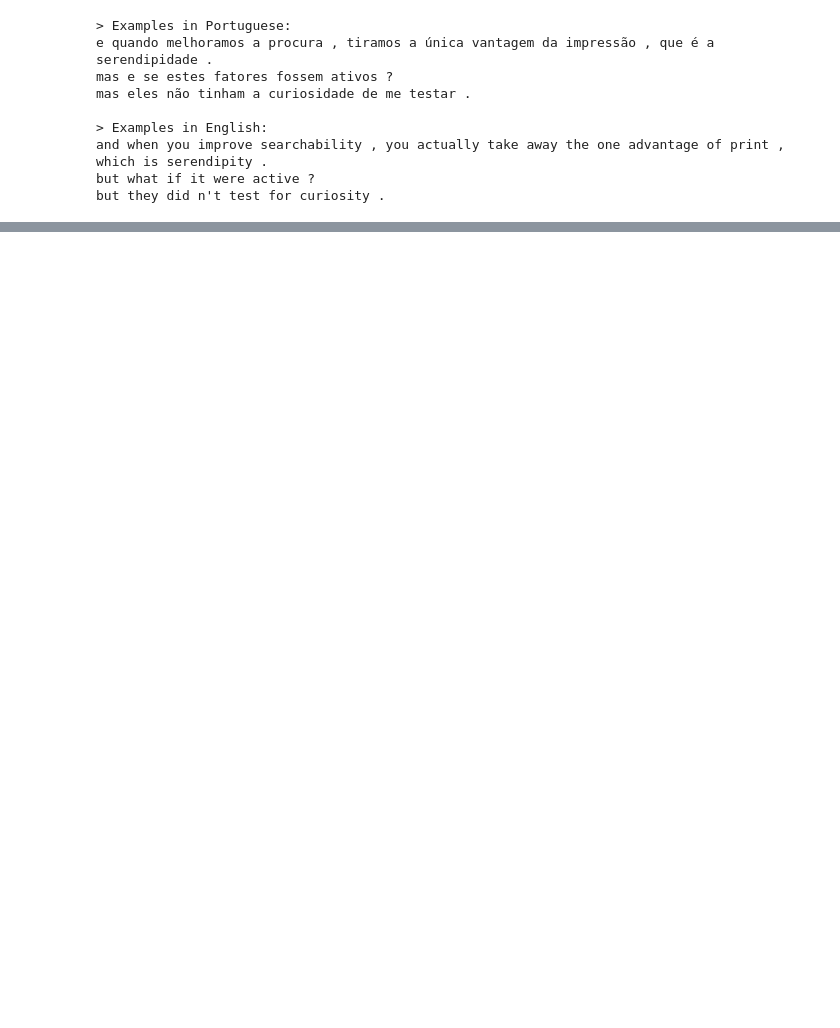
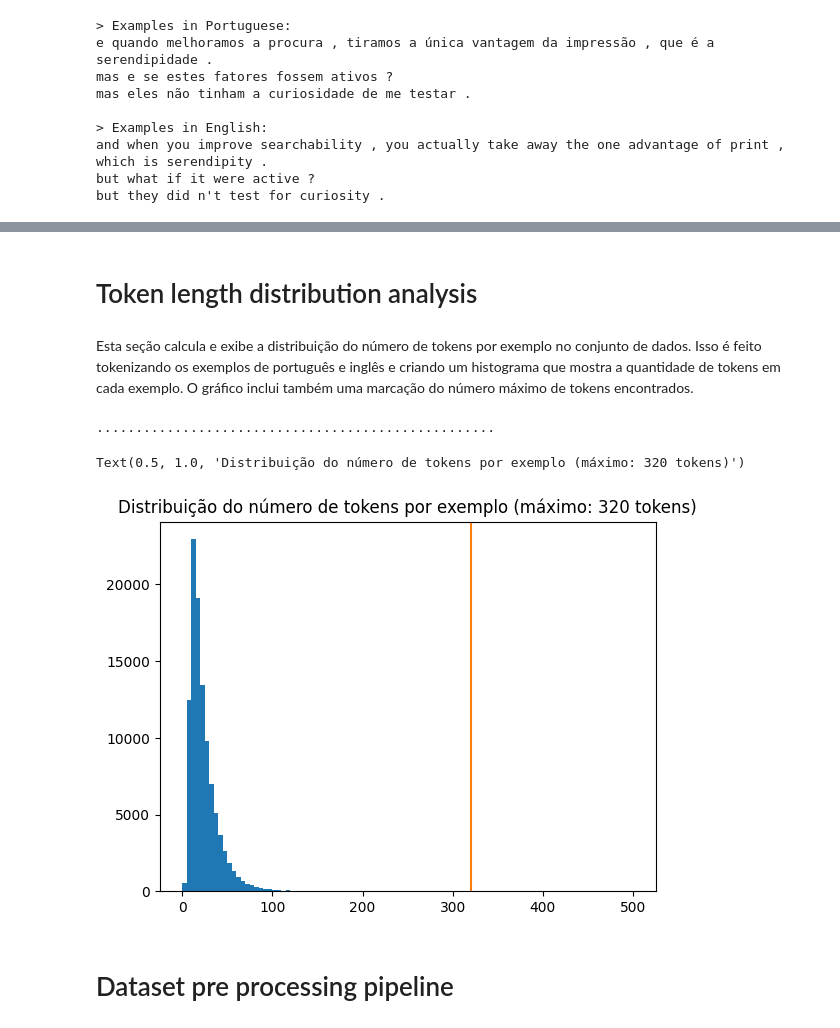
Before and after one commit to AllanCasado/m11-sem07-ponderada-traducao-transformers, a Jupyter notebook: Allan_Casado_Ponderada_Tradução_com_Transformers.ipynb, the cells around one changed output, grey strips where cells are left out. Saved outputs shown, nothing was run; the diff lists cells and outputs as text; code cells hidden in the pictures; blank space fills up the shorter version.

```diff
--- a/Allan_Casado_Ponderada_Tradução_com_Transformers.ipynb
+++ b/Allan_Casado_Ponderada_Tradução_com_Transformers.ipynb
@@ -70,0 +69,9 @@ but they did n't test for curiosity .
+# %%
+model_name = 'ted_hrlr_translate_pt_en_converter'
+tf.keras.utils.get_file(
+    f'{model_name}.zip',
+    f'https://storage.googleapis.com/download.tensorflow.org/models/{model_name}.zip',
+    cache_dir='.', cache_subdir='', extract=True
+)
+
+tokenizers = tf.saved_model.load(model_name)
@@ -70,0 +130,29 @@ but they did n't test for curiosity .
+# %% [markdown]
+# Token length distribution analysis
+# %% [markdown]
+Esta seção calcula e exibe a distribuição do número de tokens por exemplo no conjunto de dados. Isso é feito tokenizando os exemplos de português e inglês e criando um histograma que mostra a quantidade de tokens em cada exemplo. O gráfico inclui também uma marcação do número máximo de tokens encontrados.
+# %%
+lengths = []
+
+for pt_examples, en_examples in train_examples.batch(1024):
+  pt_tokens = tokenizers.pt.tokenize(pt_examples)
+  lengths.append(pt_tokens.row_lengths())
+
+  en_tokens = tokenizers.en.tokenize(en_examples)
+  lengths.append(en_tokens.row_lengths())
+  print('.', end='', flush=True)
+# %% [output]
+...................................................
+# %%
+all_lengths = np.concatenate(lengths)
+
+plt.hist(all_lengths, np.linspace(0, 500, 101))
+plt.ylim(plt.ylim())
+max_length = max(all_lengths)
+plt.plot([max_length, max_length], plt.ylim())
+plt.title(f'Distribuição do número de tokens por exemplo (máximo: {max_length} tokens)')
+# %% [output]
+Text(0.5, 1.0, 'Distribuição do número de tokens por exemplo (máximo: 320 tokens)')
+[figure, added]
+# %% [markdown]
+# Dataset pre processing pipeline
```
Also changed, not shown: parts of 51 cells of this notebook.
